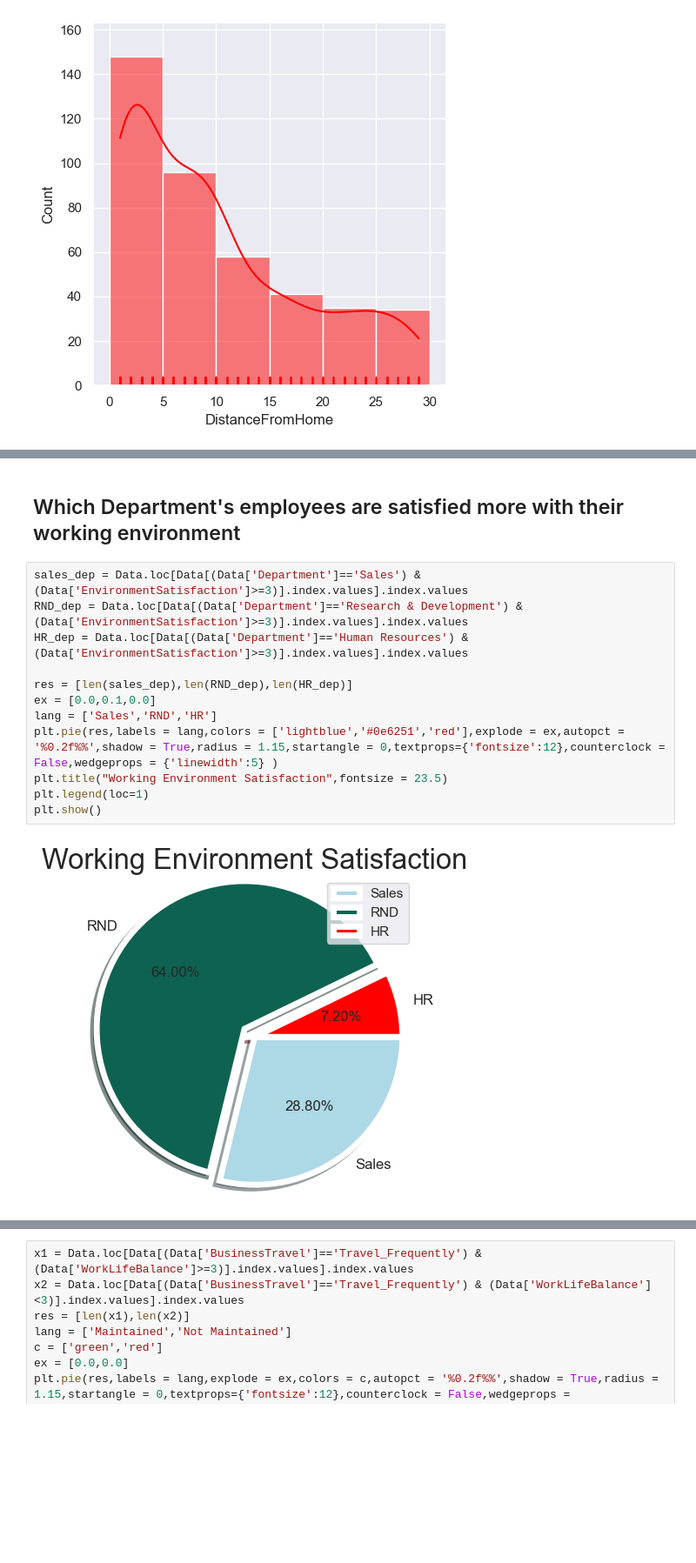
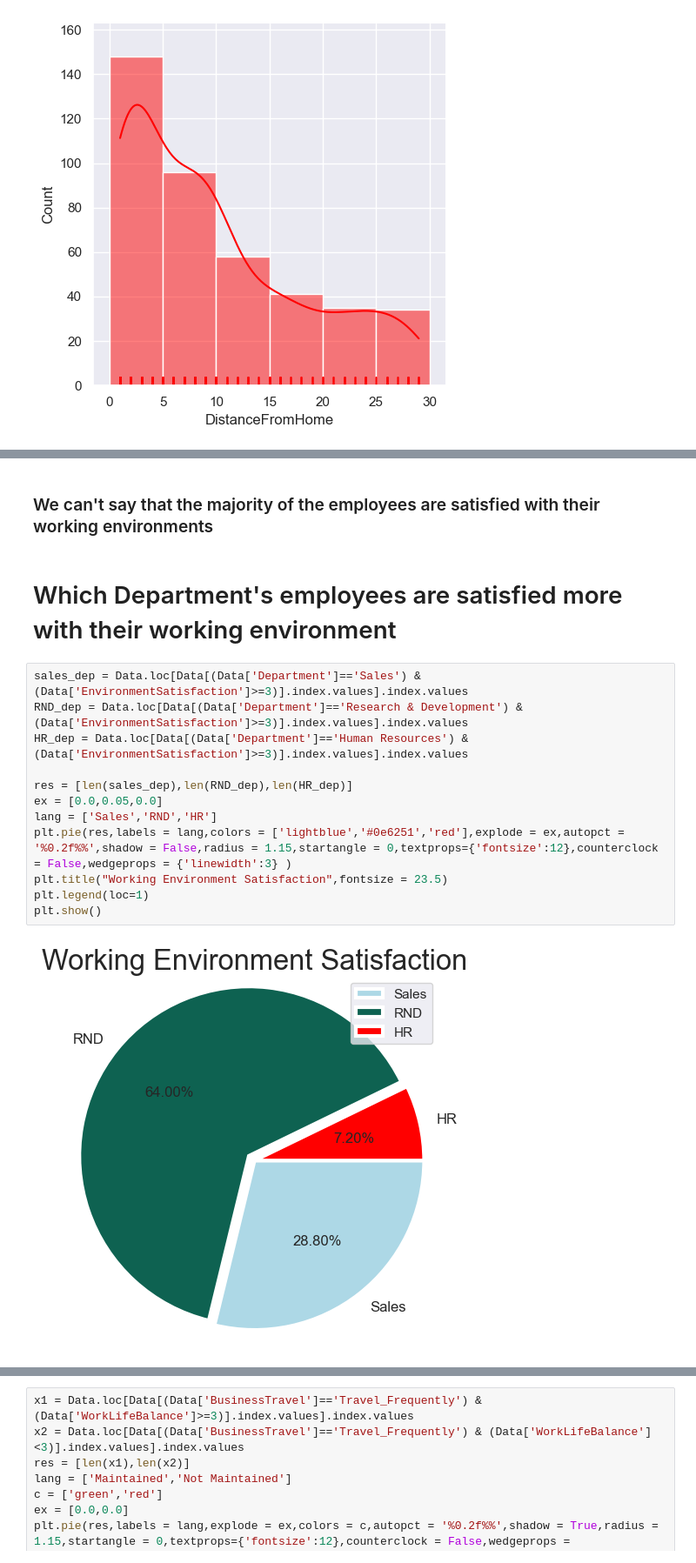
Before and after one commit to DeeZ-art/EDA-Emplyee_Dataset, a Jupyter notebook: EDA(Emplpoyee).ipynb, the cells around one changed output, grey strips where cells are left out. Shown at 87% size. Cells and saved outputs as stored; diff of their text form; blank space fills up the shorter version.

```diff
--- a/EDA(Emplpoyee).ipynb
+++ b/EDA(Emplpoyee).ipynb
@@ -77,17 +91,19 @@ plt.show()
+# %% [markdown]
+### We can't say that the majority of the employees are satisfied with their working environments
 # %% [markdown]
-## Which Department's employees are satisfied more with their working environment
+# Which Department's employees are satisfied more with their working environment
 # %%
 sales_dep = Data.loc[Data[(Data['Department']=='Sales') & (Data['EnvironmentSatisfaction']>=3)].index.values].index.values
 RND_dep = Data.loc[Data[(Data['Department']=='Research & Development') & (Data['EnvironmentSatisfaction']>=3)].index.values].index.values
 HR_dep = Data.loc[Data[(Data['Department']=='Human Resources') & (Data['EnvironmentSatisfaction']>=3)].index.values].index.values
 
 res = [len(sales_dep),len(RND_dep),len(HR_dep)]
-ex = [0.0,0.1,0.0]
+ex = [0.0,0.05,0.0]
 lang = ['Sales','RND','HR']
-plt.pie(res,labels = lang,colors = ['lightblue','#0e6251','red'],explode = ex,autopct = '%0.2f%%',shadow = True,radius = 1.15,startangle = 0,textprops={'fontsize':12},counterclock = False,wedgeprops = {'linewidth':5} )
+plt.pie(res,labels = lang,colors = ['lightblue','#0e6251','red'],explode = ex,autopct = '%0.2f%%',shadow = False,radius = 1.15,startangle = 0,textprops={'fontsize':12},counterclock = False,wedgeprops = {'linewidth':3} )
 plt.title("Working Environment Satisfaction",fontsize = 23.5)
 plt.legend(loc=1)
 plt.show()
 # %% [output]
-[figure, old version]
+[figure, new version]
 # %% [markdown]
```
Also changed, not shown: parts of 37 cells of this notebook.
